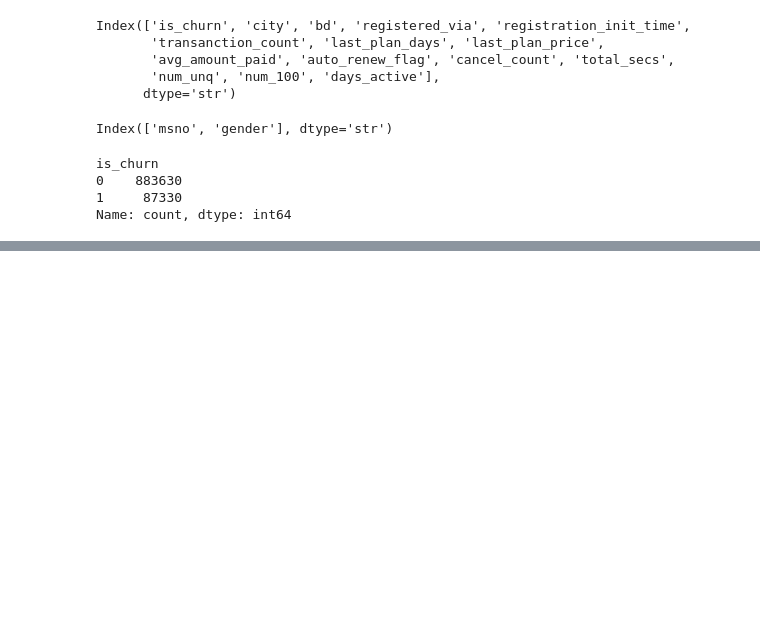
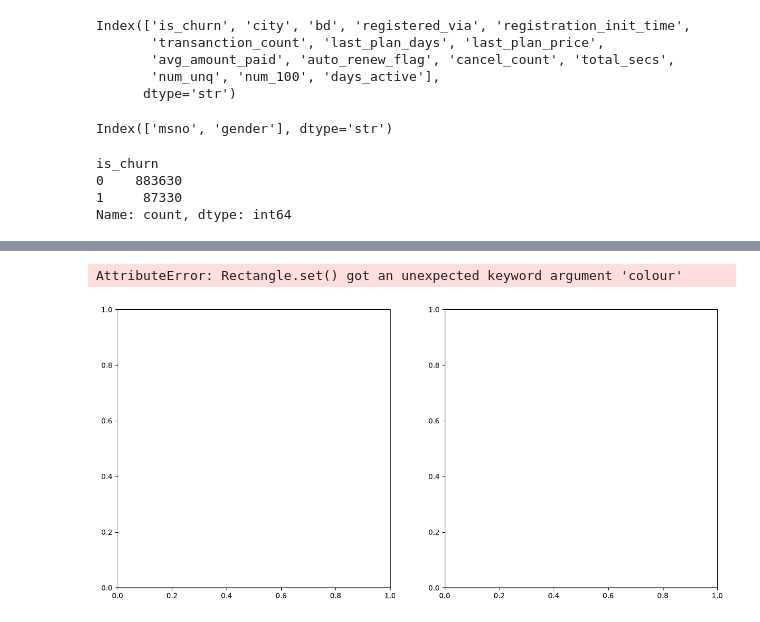
Before and after one commit to deepayan-chakravarti/churn-prediction, a Jupyter notebook: notebooks/eda.ipynb, the cells around one changed output, grey strips where cells are left out. Cells and saved outputs as stored; diff of their text form; code cells hidden in the pictures; blank space fills up the shorter version.

```diff
--- a/notebooks/eda.ipynb
+++ b/notebooks/eda.ipynb
@@ -69,0 +147,10 @@ Name: count, dtype: int64
+# %%
+fig, axis = mpl.subplots(1, 2, figsize = (15, 7))
+mpl.subplot(121)
+sb.histplot(data = train, x = 'avg_amount_paid', kde = True, colour = 'g')
+mpl.subplot(122)
+sb.histplot(data = train, x = 'avg_amount_paid', kde = True, hue = 'gender')
+mpl.show()
+# %% [output]
+AttributeError: Rectangle.set() got an unexpected keyword argument 'colour'
+[figure, added]
```
Also changed, not shown: parts of 7 cells of this notebook.
